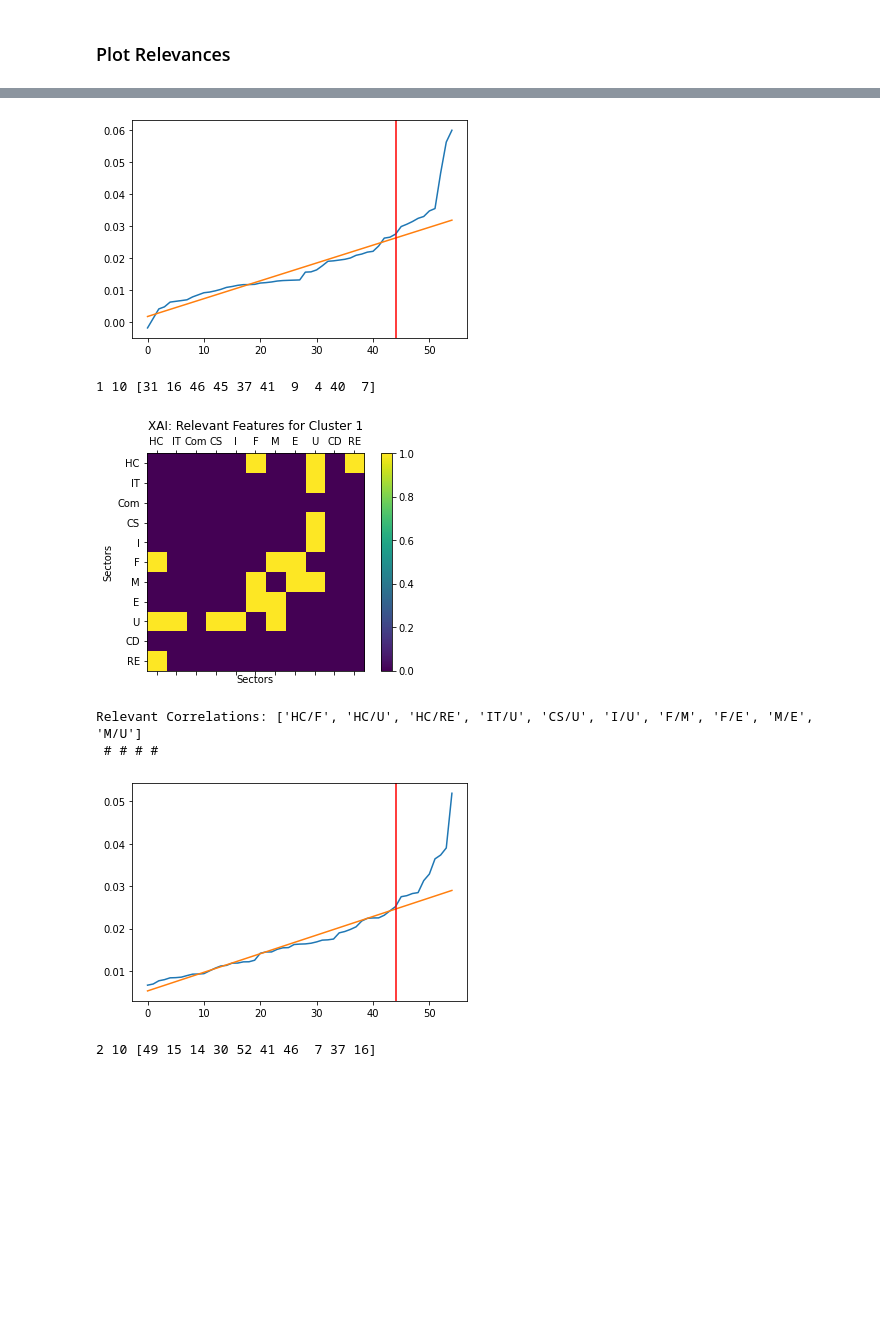
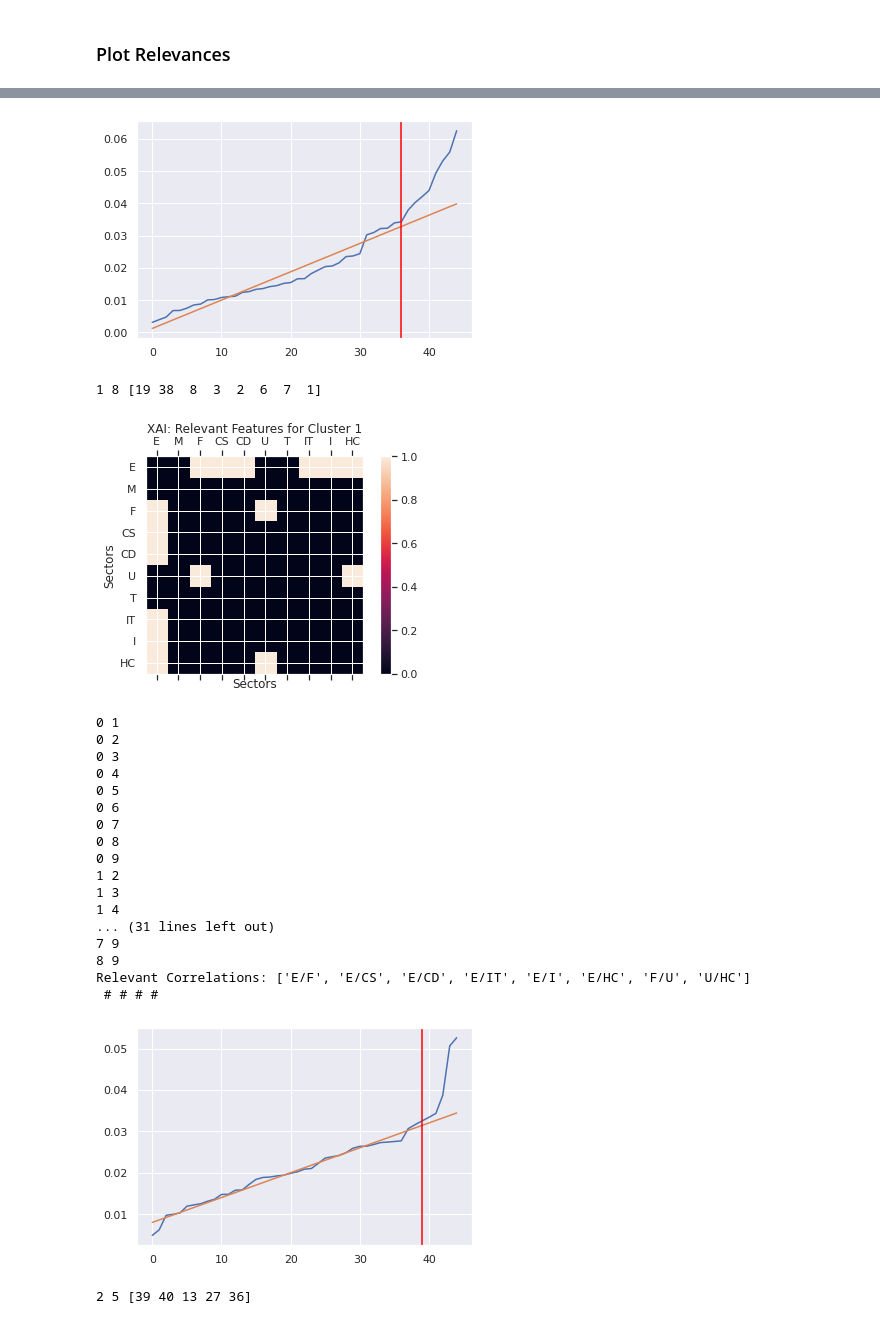
Before and after one commit to TobiasW1891/Finance-Redone, a Jupyter notebook: XAI Clustering Sector.ipynb, the cells around one changed output, grey strips where cells are left out. Saved outputs shown, nothing was run; the diff lists cells and outputs as text; code cells hidden in the pictures; blank space fills up the shorter version.

```diff
--- a/XAI Clustering Sector.ipynb
+++ b/XAI Clustering Sector.ipynb
@@ -187,0 +178,6 @@ Index(['Health Care', 'Information Technology', 'Communication Services',
+# %%
+print(DF.columns)
+# E: Energy, M: Materials, F: Financials, CS: Consumer Staples, CD: Consumer Discretionary,
+# U: Utilities, T: Telecommunication, IT: Information Technology, I: Industrials, HC: Health Care
+
+Names = ["E", "M", "F", "CS", "CD", "U", "T", "IT", "I", "HC"]
@@ -540,7 +537,7 @@ DetectElbow(XAI[LabelNaiveOrdered==2,:].mean(0), 0, 45, 100, True)
 AllRelevant = np.array([])
 
 for j in range(nKM):
-    DE = DetectElbow(XAI[LabelNaiveOrdered==j,:].mean(0), 0, 50, 100, False)
+    DE = DetectElbow(XAI[LabelNaiveOrdered==j,:].mean(0), 0, 40, 100, False)
     print(j, DE)
     AllRelevant=np.concatenate([AllRelevant,DE[1]])
 print(AllRelevant)
@@ -660,10 +655,10 @@ def PrintNames(Mat, Names):
 # and plots for each Cluster
 for j in range(nKM):
     #DetectElbow(XAI[LabelNaiveOrdered==j,:].mean(0), 0, 50, 100, True)
-    DE = DetectElbow(XAI[LabelNaiveOrdered==j,:].mean(0), 0, 50, 100, True)
+    DE = DetectElbow(XAI[LabelNaiveOrdered==j,:].mean(0), 0, 40, 100, True)
     print(j, DE[0], DE[1] )
 
-    relIndex = np.zeros(55)
+    relIndex = np.zeros(45)
     relIndex[DE[1]] = 1.
     RelMat = ReverseDiag(relIndex,
                        ZERO = True)
@@ -681,8 +691,23 @@ Relevant Correlations: ['IT/CS', 'IT/M', 'IT/E', 'IT/U', 'Com/CS', 'Com/E', 'CS/
  # # # #
-[figure, old version]
+[figure, new version]
-1 10 [31 16 46 45 37 41  9  4 40  7]
+1 8 [19 38  8  3  2  6  7  1]
-[figure, old version]
+[figure, new version]
-Relevant Correlations: ['HC/F', 'HC/U', 'HC/RE', 'IT/U', 'CS/U', 'I/U', 'F/M', 'F/E', 'M/E', 'M/U']
+0 1
+0 2
+0 3
+0 4
+0 5
+0 6
+0 7
+0 8
+0 9
+1 2
+1 3
+1 4
+... (31 lines left out)
+7 9
+8 9
+Relevant Correlations: ['E/F', 'E/CS', 'E/CD', 'E/IT', 'E/I', 'E/HC', 'F/U', 'U/HC']
  # # # #
-[figure, old version]
+[figure, new version]
-2 10 [49 15 14 30 52 41 46  7 37 16]
+2 5 [39 40 13 27 36]
```
Also changed, not shown: parts of 24 cells of this notebook, 12 other files.
